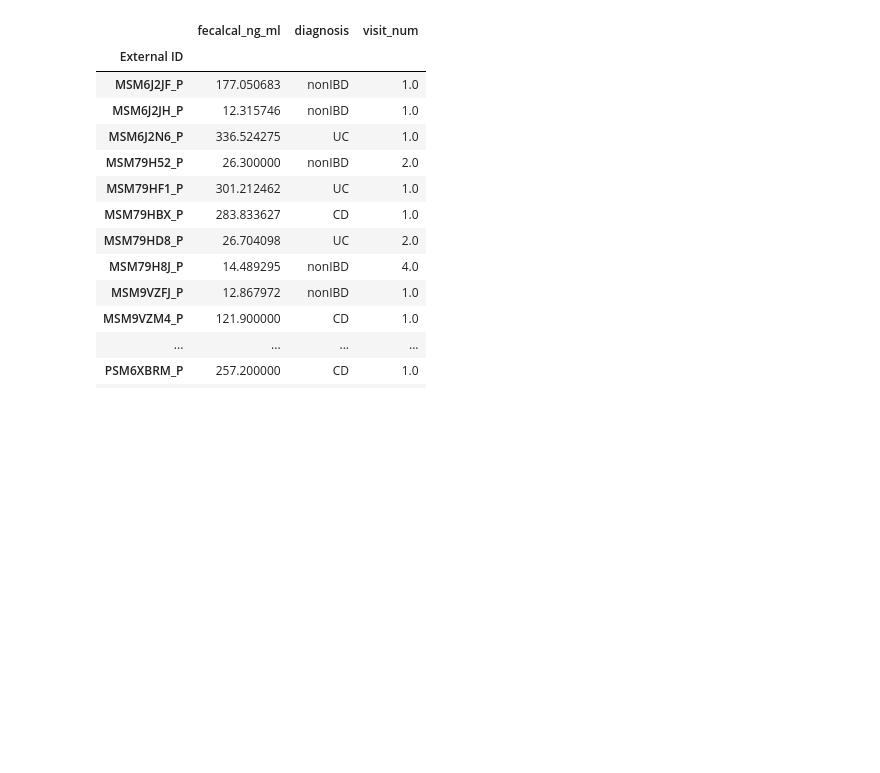
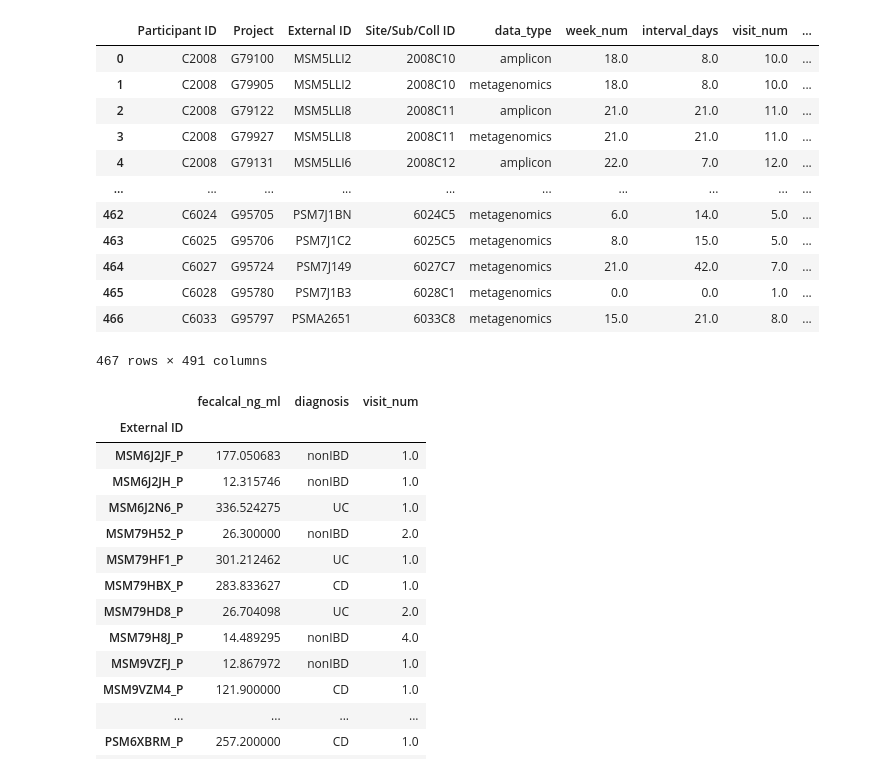
Before and after one commit to odedsabah/MGX_MTX, a Jupyter notebook: Predict_diagnosis /MetaPhlan/Metaphlan_pilot.ipynb, the cells around one changed output. Saved outputs shown, nothing was run; the diff lists cells and outputs as text; code cells hidden in the pictures; blank space fills up the shorter version.

```diff
--- a/Predict_diagnosis /MetaPhlan/Metaphlan_pilot.ipynb
+++ b/Predict_diagnosis /MetaPhlan/Metaphlan_pilot.ipynb
@@ -19,7 +34,22 @@ metadata_pilot.loc[:,['fecalcal_ng_ml','diagnosis']]
 # %%
 metadata_pilot = metadata_pilot.loc[both_participant.index,:]
 metadata_pilot.index.names = ['Participant ID']
 metadata_pilot.reset_index(inplace=True)
+metadata_pilot
+# %% [output]
+|  | Participant ID | Project | External ID | Site/Sub/Coll ID | data_type | week_num | interval_days | visit_num | ... |
+| 0 | C2008 | G79100 | MSM5LLI2 | 2008C10 | amplicon | 18.0 | 8.0 | 10.0 | ... |
+| 1 | C2008 | G79905 | MSM5LLI2 | 2008C10 | metagenomics | 18.0 | 8.0 | 10.0 | ... |
+| 2 | C2008 | G79122 | MSM5LLI8 | 2008C11 | amplicon | 21.0 | 21.0 | 11.0 | ... |
+| 3 | C2008 | G79927 | MSM5LLI8 | 2008C11 | metagenomics | 21.0 | 21.0 | 11.0 | ... |
+| 4 | C2008 | G79131 | MSM5LLI6 | 2008C12 | amplicon | 22.0 | 7.0 | 12.0 | ... |
+| ... | ... | ... | ... | ... | ... | ... | ... | ... | ... |
+| 462 | C6024 | G95705 | PSM7J1BN | 6024C5 | metagenomics | 6.0 | 14.0 | 5.0 | ... |
+| 463 | C6025 | G95706 | PSM7J1C2 | 6025C5 | metagenomics | 8.0 | 15.0 | 5.0 | ... |
+| 464 | C6027 | G95724 | PSM7J149 | 6027C7 | metagenomics | 21.0 | 42.0 | 7.0 | ... |
+| 465 | C6028 | G95780 | PSM7J1B3 | 6028C1 | metagenomics | 0.0 | 0.0 | 1.0 | ... |
+| 466 | C6033 | G95797 | PSMA2651 | 6033C8 | metagenomics | 15.0 | 21.0 | 8.0 | ... |
+467 rows × 491 columns
 # %%
 fecalcal_info = metadata_pilot.loc[metadata_pilot.data_type == "metagenomics", ["External ID", "Participant ID", "diagnosis", "visit_num", "fecalcal_ng_ml"]].set_index('Participant ID')
 fecalcal_info.dropna(inplace= True)
```
Also changed, not shown: parts of 1 cell of this notebook, 6 other files.
